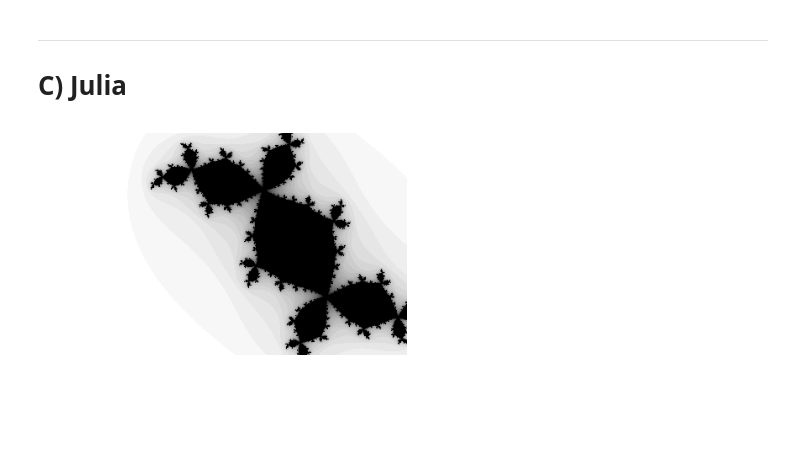
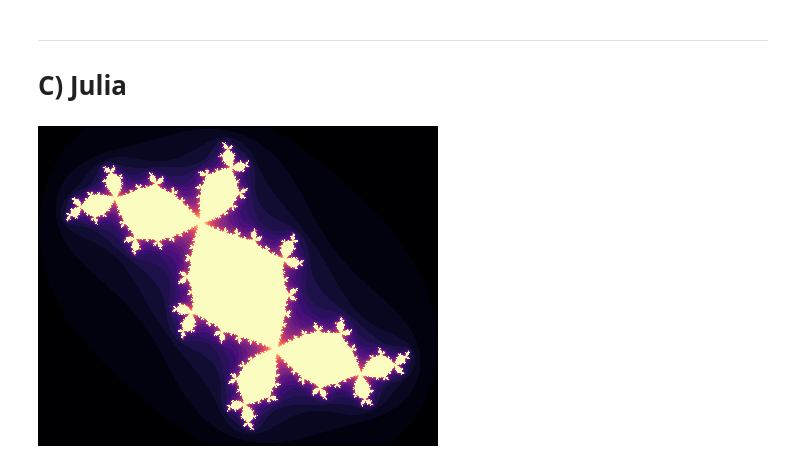
Before and after one commit to effa/iv122, a Jupyter notebook: 07-fractals-complex-numbers.ipynb, the cells around one changed output. Cells and saved outputs as stored; diff of their text form; code cells hidden in the pictures; blank space fills up the shorter version.

```diff
--- a/07-fractals-complex-numbers.ipynb
+++ b/07-fractals-complex-numbers.ipynb
@@ -106,4 +112,3 @@ show_image(im, flipy=True)
 # %%
-im = mandelbrot_fractal(xmin=-1.3, xmax=-0.6, ymin=0.1, ymax=0.6)
-show_image(im, flipy=True)
+mandelbrot_fractal(xmin=-1.3, xmax=-0.75, ymin=0.1, ymax=0.6)
 # %% [output]
@@ -111,4 +116,3 @@ show_image(im, flipy=True)
 # %%
-im = mandelbrot_fractal(xmin=-0.94, xmax=-0.92, ymin=0.3, ymax=0.32)
-show_image(im, flipy=True)
+mandelbrot_fractal(xmin=-0.94, xmax=-0.92, ymin=0.3, ymax=0.32)
 # %% [output]
@@ -151,26 +175,31 @@ Video('img/mandelbrot.mp4')
 
 # C) Julia
 # %%
-def julia_fractal(c=-0.13+0.75j, xmin=-2, xmax=1, ymin=-1, ymax=1,
-                  n_steps=30, width=400):
+def julia_fractal(c=-0.13+0.75j,
+                  xmin=-1.5, xmax=1.5, ymin=-1.2, ymax=1.2,
+                  n_steps=30, width=400, n_colors=100):
     height = int(width * (ymax-ymin)/(xmax-xmin))
     im = Image.new('RGB', (width, height), color='white')
+    colors = to_int_rgb(plt.get_cmap('magma', n_colors).colors)
     for ix in range(width):
         for iy in range(height):
             x = xmin + (xmax - xmin) * ix / (width-1)
-            y = ymin + (ymax - ymin) * iy / (height-1)
+            y = ymin + (ymax - ymin) * (height-iy-1) / (height-1)
             z, steps = mandelbrot_steps(
                 c=c, z=complex(x, y), n_steps=n_steps)
-            #color = BLACK if abs(z) < 2 else WHITE
-            intensity = 255 - int(255 * steps/n_steps)
-            color = (intensity, intensity, intensity)
+            # Binary coloring:
+            # color = BLACK if abs(z) < 2 else WHITE
+            # Grayscale coloring:
+            # intensity = 255 - int(255 * steps/n_steps)
+            # color = (intensity, intensity, intensity)
+            # Colormap:
+            color = colors[int((n_colors-1) * steps/n_steps)]
             im.putpixel((ix, iy), color)
     return im
 
-im = julia_fractal()
-show_image(im, flipy=True)
+julia_fractal()
 # %% [output]
-[figure, old version]
+[figure, new version]
 # %%
 def save_julia_images(c_start, c_end, n_img):
     os.makedirs('img', exist_ok=True)
```
Also changed, not shown: parts of 13 cells of this notebook, 3 other files.
